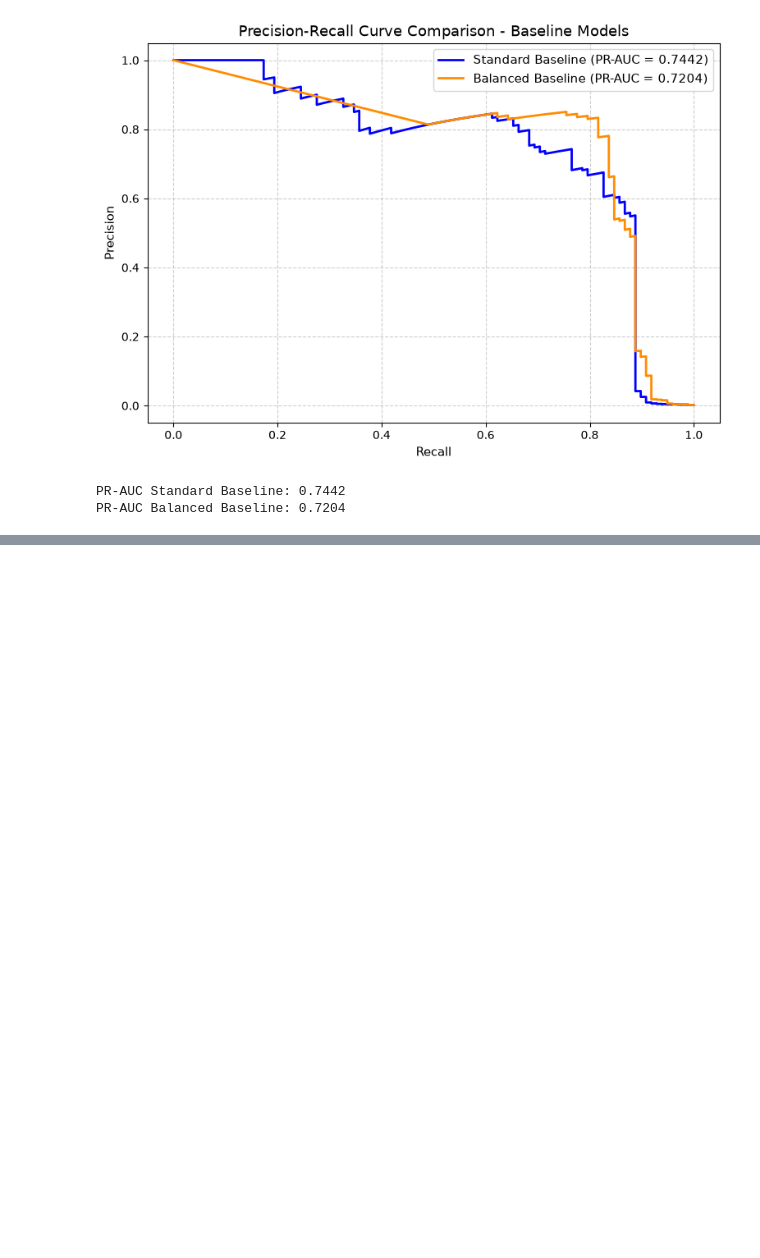
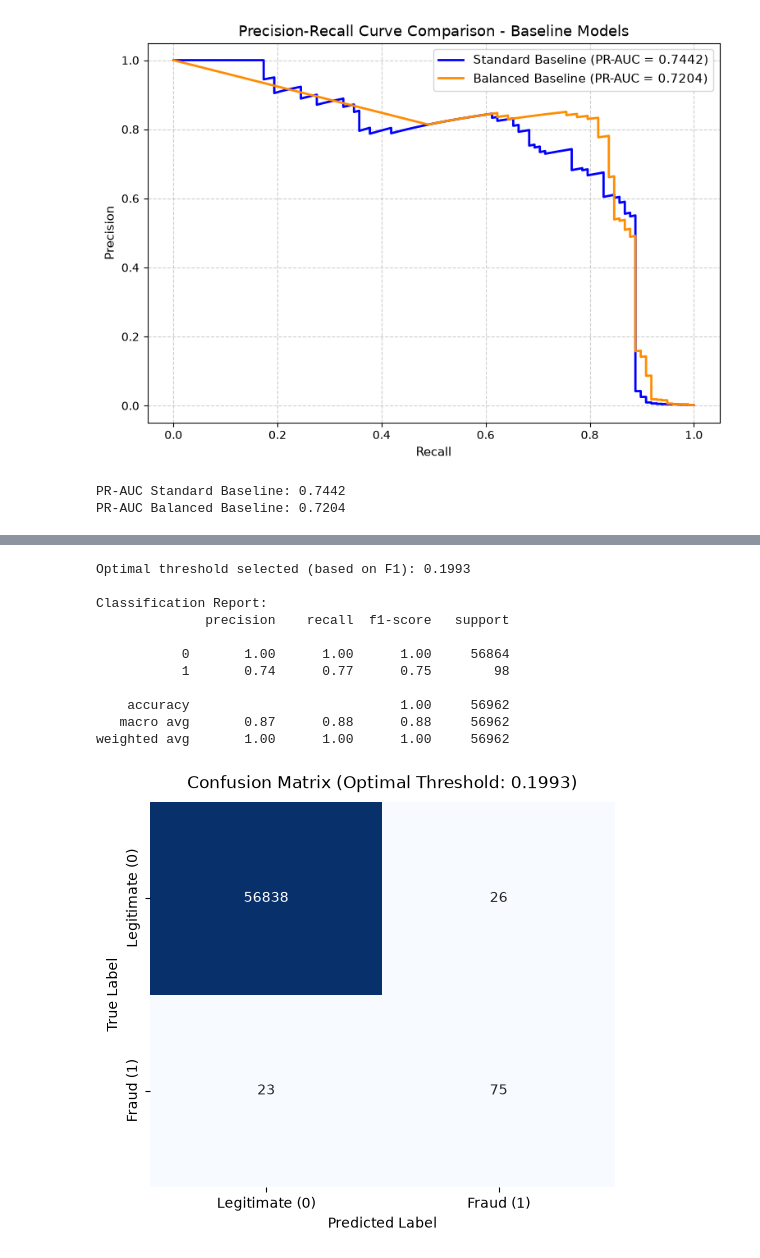
Before and after one commit to sgcuervo/credit-card-fraud-detection, a Jupyter notebook: credit-card-fraud-detection.ipynb, the cells around one changed output, grey strips where cells are left out. Saved outputs shown, nothing was run; the diff lists cells and outputs as text; code cells hidden in the pictures; blank space fills up the shorter version.

```diff
--- a/credit-card-fraud-detection.ipynb
+++ b/credit-card-fraud-detection.ipynb
@@ -350,0 +367,46 @@ PR-AUC Balanced Baseline: 0.7204
+# %%
+# Evaluate the precision-recall curve using the standard model probabilities
+precision, recall, thresholds = precision_recall_curve(y_test, y_scores_standard)
+
+# Calculate the F1-score for each evaluated threshold
+# (Adding a tiny epsilon to avoid division by zero)
+f1_scores = 2 * (precision * recall) / (precision + recall + np.finfo(float).eps)
+
+# Mathematically find the threshold that maximizes the F1-score
+best_index = np.argmax(f1_scores)
+best_threshold = thresholds[best_index]
+
+print(f"Optimal threshold selected (based on F1): {best_threshold:.4f}")
+
+# Apply the optimal threshold to generate the new custom predictions
+y_pred_custom = (y_scores_standard >= best_threshold).astype(int)
+
+
+print("\nClassification Report:")
+print(classification_report(y_test, y_pred_custom))
+
+# Visualize the Confusion Matrix as a professional heatmap
+cm = confusion_matrix(y_test, y_pred_custom)
+
+plt.figure(figsize=(6, 5))
+sns.heatmap(cm, annot=True, fmt='d', cmap='Blues', cbar=False,
+            xticklabels=['Legitimate (0)', 'Fraud (1)'],
+            yticklabels=['Legitimate (0)', 'Fraud (1)'])
+
+plt.title(f'Confusion Matrix (Optimal Threshold: {best_threshold:.4f})', fontsize=12, pad=10)
+plt.xlabel('Predicted Label', fontsize=10)
+plt.ylabel('True Label', fontsize=10)
+plt.show()
+# %% [output]
+Optimal threshold selected (based on F1): 0.1993
+
+Classification Report:
+              precision    recall  f1-score   support
+
+           0       1.00      1.00      1.00     56864
+           1       0.74      0.77      0.75        98
+
+    accuracy                           1.00     56962
+   macro avg       0.87      0.88      0.88     56962
+weighted avg       1.00      1.00      1.00     56962
+[figure, added]
```
Also changed, not shown: parts of 6 cells of this notebook.
